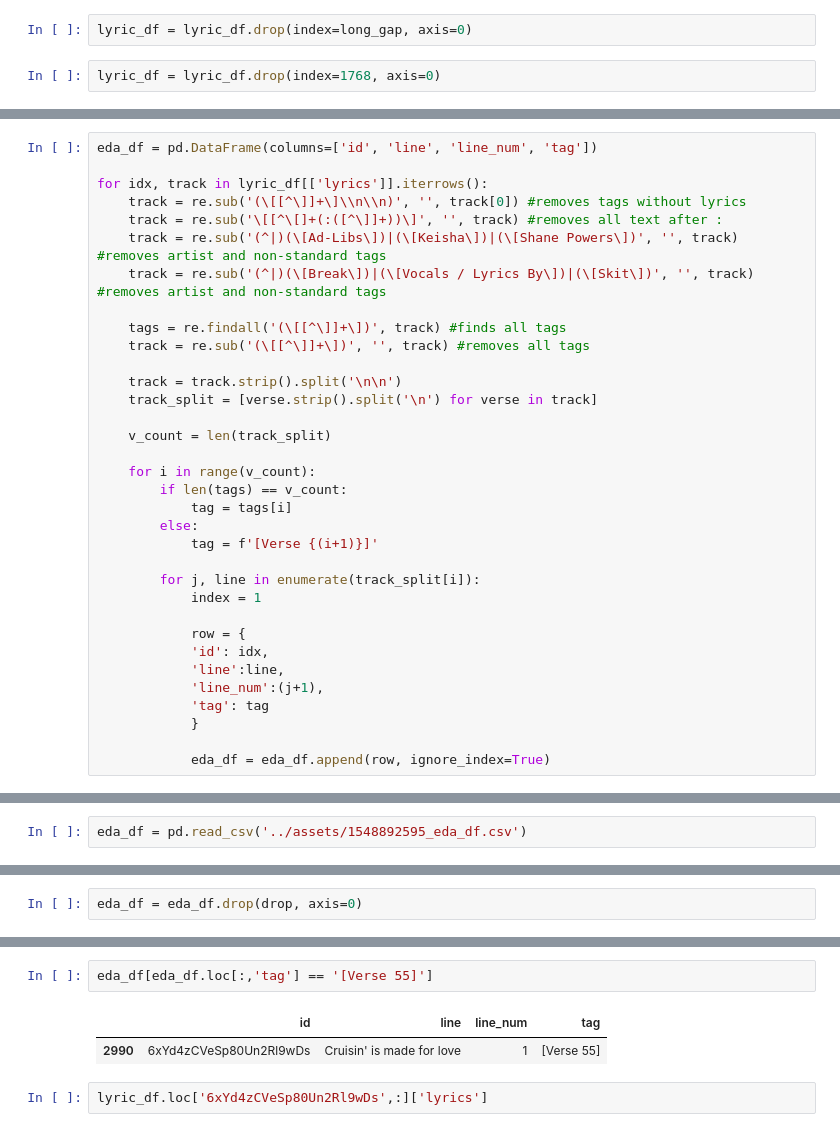
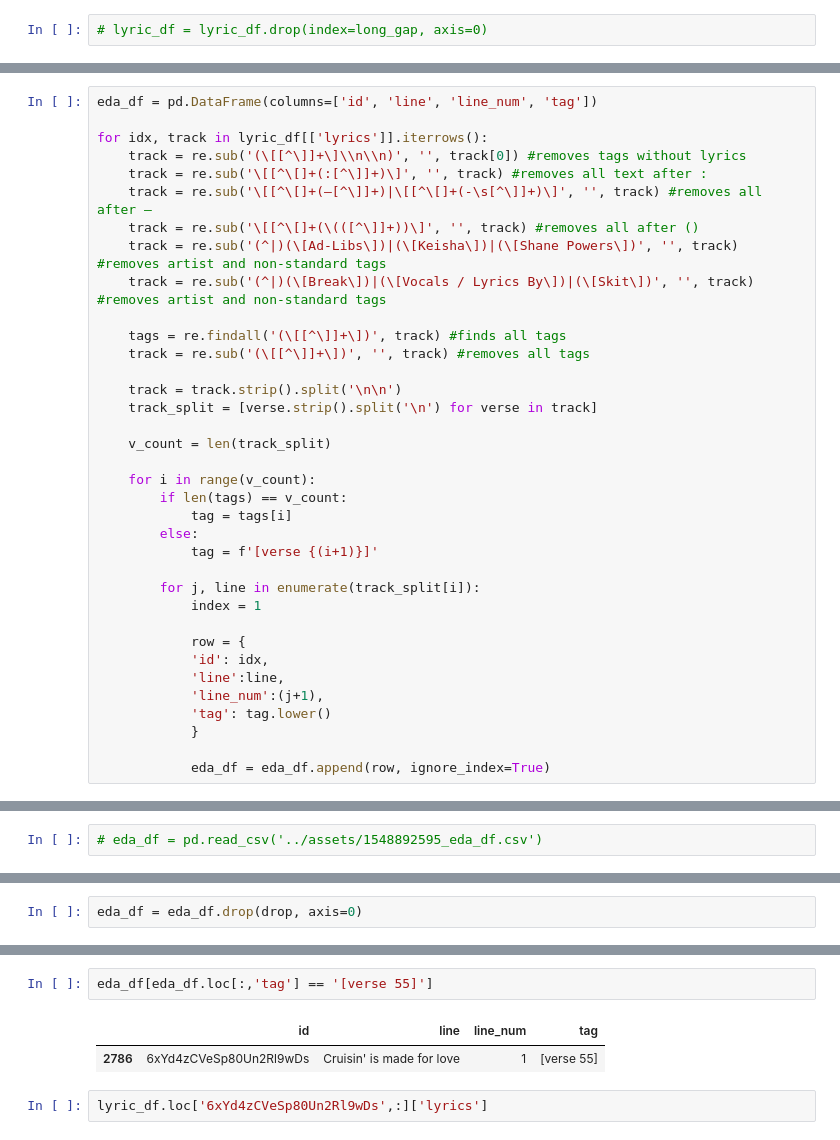
Before and after one commit to csinatra/crooner, a Jupyter notebook: notebooks/02_eda.ipynb, the cells around one changed output, grey strips where cells are left out. Saved outputs shown, nothing was run; the diff lists cells and outputs as text.

```diff
--- a/notebooks/02_eda.ipynb
+++ b/notebooks/02_eda.ipynb
@@ -134,7 +142,5 @@ long_gap = lyric_df[lyric_df['clean_lyrics'].str.contains(r'(\s{10,})')].index.t
 # %%
-lyric_df = lyric_df.drop(index=long_gap, axis=0)
+# lyric_df = lyric_df.drop(index=long_gap, axis=0)
-# %%
-lyric_df = lyric_df.drop(index=1768, axis=0)
 # %%
 lyric_df.head()
 # %% [output]
@@ -172,7 +178,9 @@ eda_df = pd.DataFrame(columns=['id', 'line', 'line_num', 'tag'])
 
 for idx, track in lyric_df[['lyrics']].iterrows():
     track = re.sub('(\[[^\]]+\]\\n\\n)', '', track[0]) #removes tags without lyrics
-    track = re.sub('\[[^\[]+(:([^\]]+))\]', '', track) #removes all text after :
+    track = re.sub('\[[^\[]+(:[^\]]+)\]', '', track) #removes all text after :
+    track = re.sub('\[[^\[]+(–[^\]]+)|\[[^\[]+(-\s[^\]]+)\]', '', track) #removes all after –
+    track = re.sub('\[[^\[]+(\(([^\]]+))\]', '', track) #removes all after ()
     track = re.sub('(^|)(\[Ad-Libs\])|(\[Keisha\])|(\[Shane Powers\])', '', track) #removes artist and non-standard tags
     track = re.sub('(^|)(\[Break\])|(\[Vocals / Lyrics By\])|(\[Skit\])', '', track) #removes artist and non-standard tags
 
@@ -188,7 +196,7 @@ for idx, track in lyric_df[['lyrics']].iterrows():
         if len(tags) == v_count:
             tag = tags[i]
         else:
-            tag = f'[Verse {(i+1)}]'
+            tag = f'[verse {(i+1)}]'
 
         for j, line in enumerate(track_split[i]):
             index = 1
@@ -197,7 +205,7 @@ for idx, track in lyric_df[['lyrics']].iterrows():
             'id': idx,
             'line':line,
             'line_num':(j+1),
-            'tag': tag
+            'tag': tag.lower()
             }
 
             eda_df = eda_df.append(row, ignore_index=True)
@@ -226,7 +234,7 @@ eda_df
 # formatted_name, now, file_description = filename_format_log(file_path ='../assets/eda_df.csv')
 # eda_df.to_csv(formatted_name, index=False)
 # %%
-eda_df = pd.read_csv('../assets/1548892595_eda_df.csv')
+# eda_df = pd.read_csv('../assets/1548892595_eda_df.csv')
 # %%
 eda_df.tag.value_counts()[eda_df.tag.value_counts() < 10]
 # %% [output]
@@ -293,8 +262,8 @@ Name: tag, Length: 111, dtype: int64
 # %%
-eda_df[eda_df.loc[:,'tag'] == '[Verse 55]']
+eda_df[eda_df.loc[:,'tag'] == '[verse 55]']
 # %% [output]
 |  | id | line | line_num | tag |
-| 2990 | 6xYd4zCVeSp80Un2Rl9wDs | Cruisin' is made for love | 1 | [Verse 55] |
+| 2786 | 6xYd4zCVeSp80Un2Rl9wDs | Cruisin' is made for love | 1 | [verse 55] |
 # %%
 lyric_df.loc['6xYd4zCVeSp80Un2Rl9wDs',:]['lyrics']
 # %% [output]
```
Also changed, not shown: parts of 33 cells of this notebook, 4 other files.
